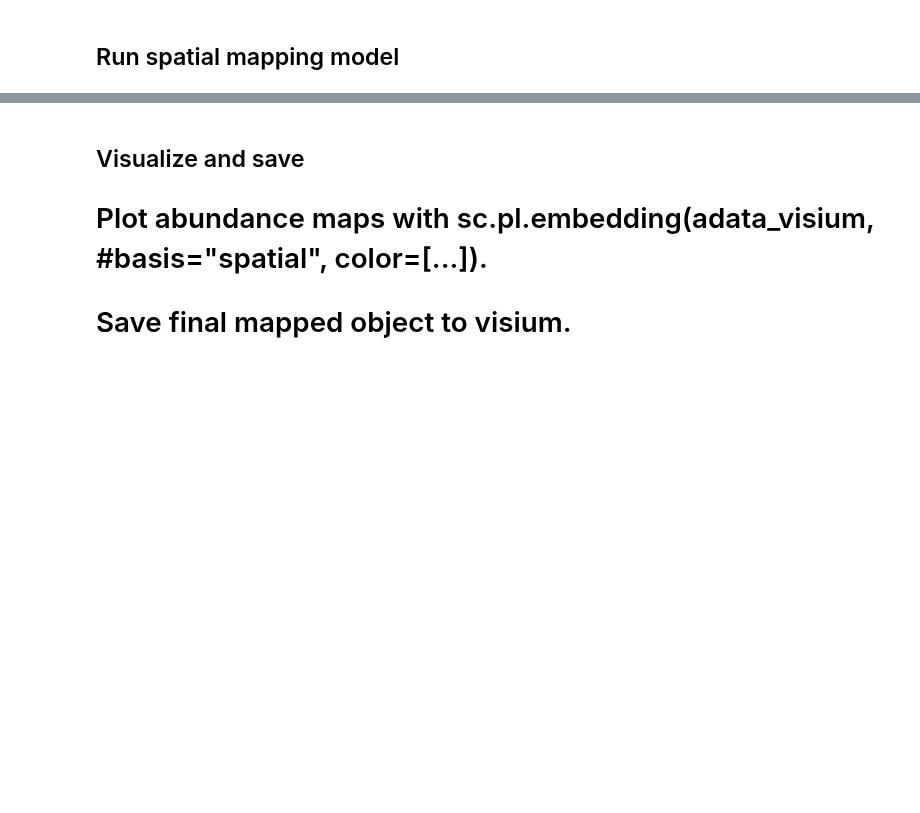
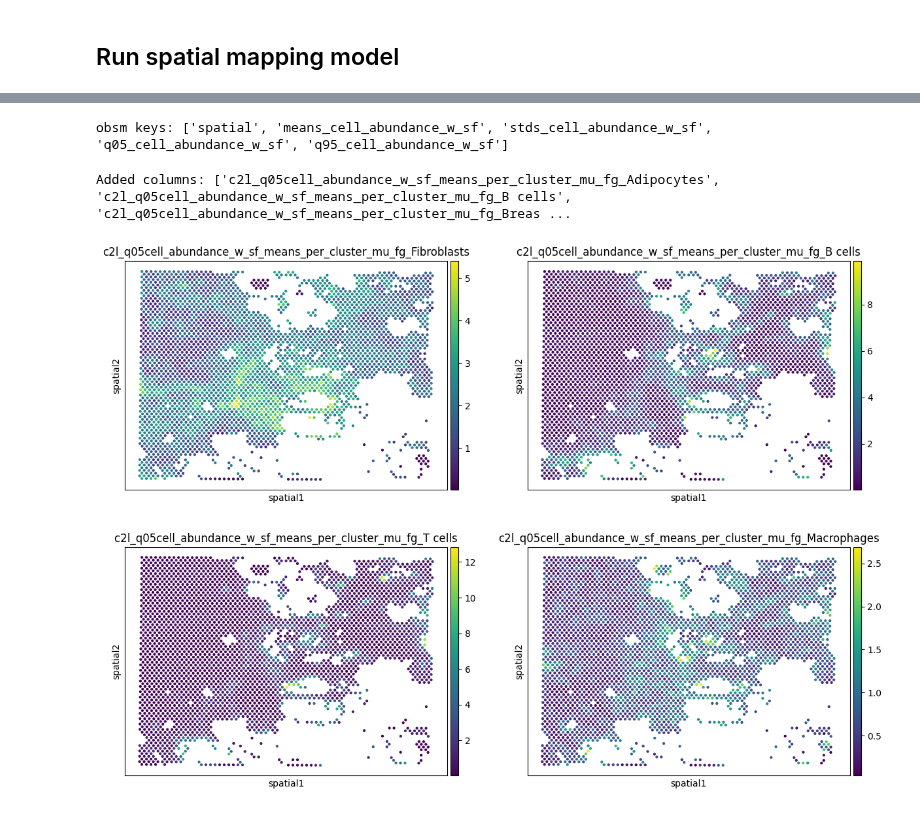
Before and after one commit to katwre/visium-xenium-scFFPEseqreference-mapping, a Jupyter notebook: notebooks/03_visium_cell2location.ipynb, the cells around one changed output, grey strips where cells are left out. Cells and saved outputs as stored; diff of their text form; code cells hidden in the pictures; blank space fills up the shorter version.

Commit message:
update visium notebook

```diff
--- a/notebooks/03_visium_cell2location.ipynb
+++ b/notebooks/03_visium_cell2location.ipynb
@@ -222,4 +230,0 @@ sample_kwargs={"num_samples": 1000,
-# %% [markdown]
-## Visualize and save
-# Plot abundance maps with sc.pl.embedding(adata_visium, #basis="spatial", color=[...]).
-# Save final mapped object to visium.
@@ -225,0 +239,25 @@ sample_kwargs={"num_samples": 1000,
+# %%
+print("obsm keys:", list(adata_visium_map.obsm.keys()))
+# %% [output]
+obsm keys: ['spatial', 'means_cell_abundance_w_sf', 'stds_cell_abundance_w_sf', 'q05_cell_abundance_w_sf', 'q95_cell_abundance_w_sf']
+# %%
+## Visualize and save
+# Plot abundance maps with sc.pl.embedding(adata_visium, #basis="spatial", color=[...]).
+# Save final mapped object to visium.
+
+abundance = adata_visium_map.obsm["q05_cell_abundance_w_sf"].copy()
+for ct in abundance.columns:
+    adata_visium_map.obs["c2l_" + ct] = abundance[ct].values
+print("Added columns:", [c for c in adata_visium_map.obs.columns if c.startswith("c2l_")][:5])
+
+
+top_ct = abundance.mean(axis=0).sort_values(ascending=False).head(4).index.tolist()
+sc.pl.embedding(
+    adata_visium_map,
+    basis="spatial",
+    color=["c2l_" + c for c in top_ct],
+    ncols=2
+)
+# %% [output]
+Added columns: ['c2l_q05cell_abundance_w_sf_means_per_cluster_mu_fg_Adipocytes', 'c2l_q05cell_abundance_w_sf_means_per_cluster_mu_fg_B cells', 'c2l_q05cell_abundance_w_sf_means_per_cluster_mu_fg_Breas ...
+[figure, added]
```
Also changed, not shown: parts of 3 cells of this notebook.
